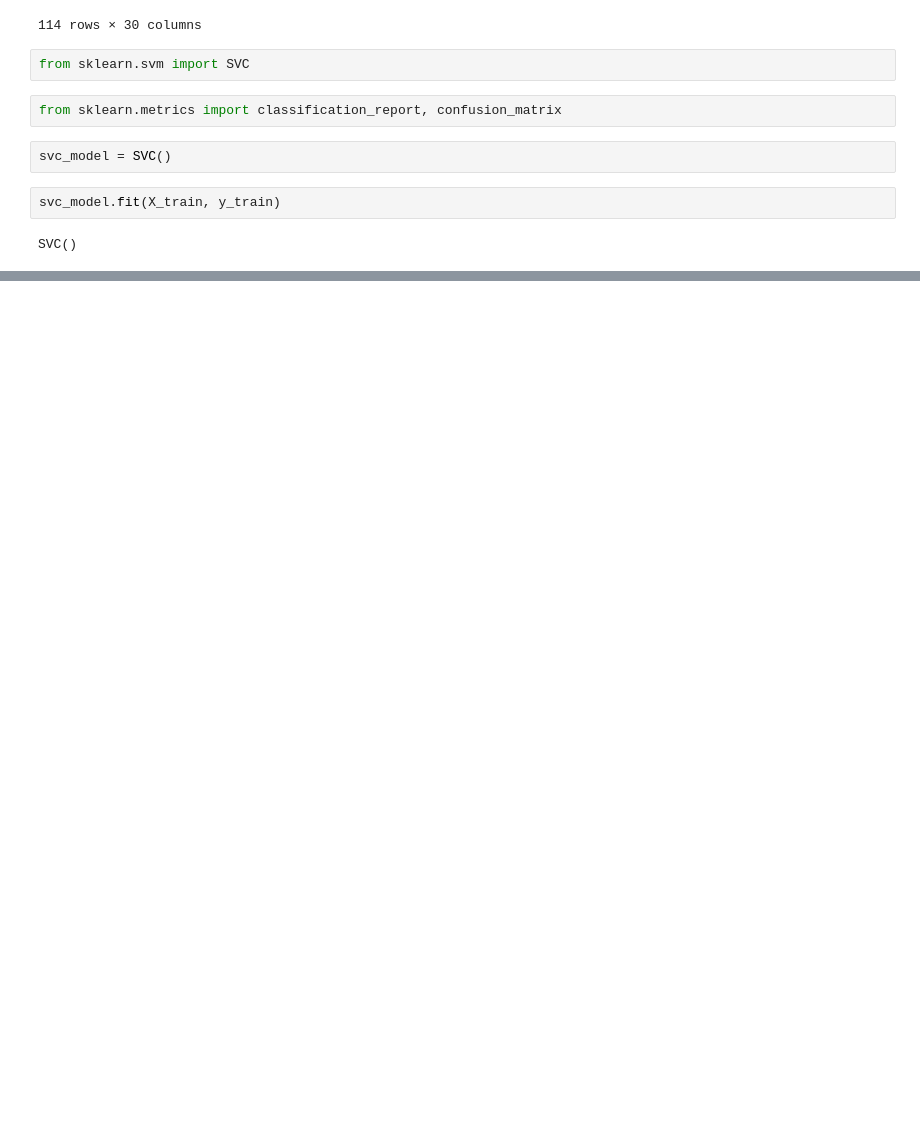
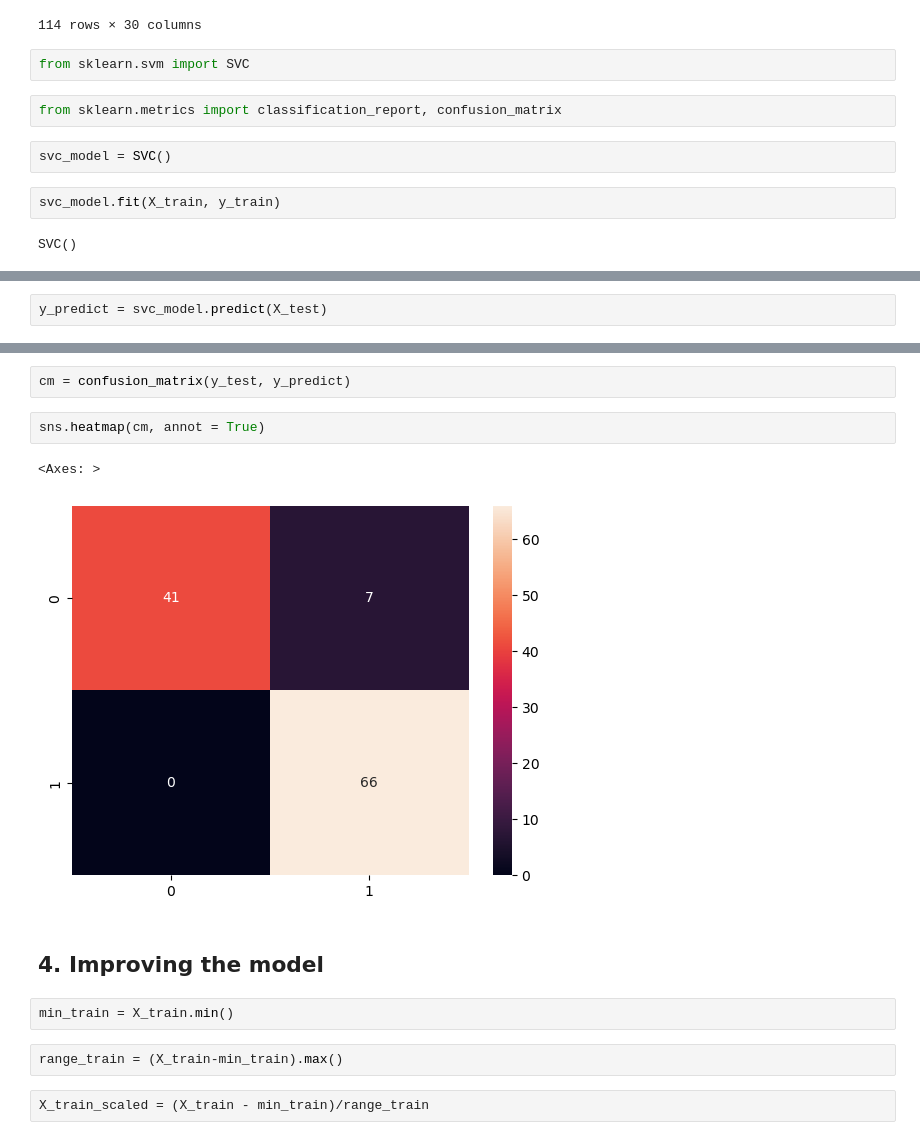
Before and after one commit to I2S9/Breast-cancer, a Jupyter notebook: Breast-cancer-classification.ipynb, the cells around one changed output, grey strips where cells are left out. Cells and saved outputs as stored; diff of their text form; blank space fills up the shorter version.

```diff
--- a/Breast-cancer-classification.ipynb
+++ b/Breast-cancer-classification.ipynb
@@ -241,0 +244,2 @@ SVC()
+# %%
+y_predict = svc_model.predict(X_test)
@@ -241,0 +256,15 @@ SVC()
+# %%
+cm = confusion_matrix(y_test, y_predict)
+# %%
+sns.heatmap(cm, annot = True)
+# %% [output]
+<Axes: >
+[figure, added]
+# %% [markdown]
+## 4. Improving the model
+# %%
+min_train = X_train.min()
+# %%
+range_train = (X_train-min_train).max()
+# %%
+X_train_scaled = (X_train - min_train)/range_train
```
Also changed, not shown: parts of 19 cells of this notebook.
